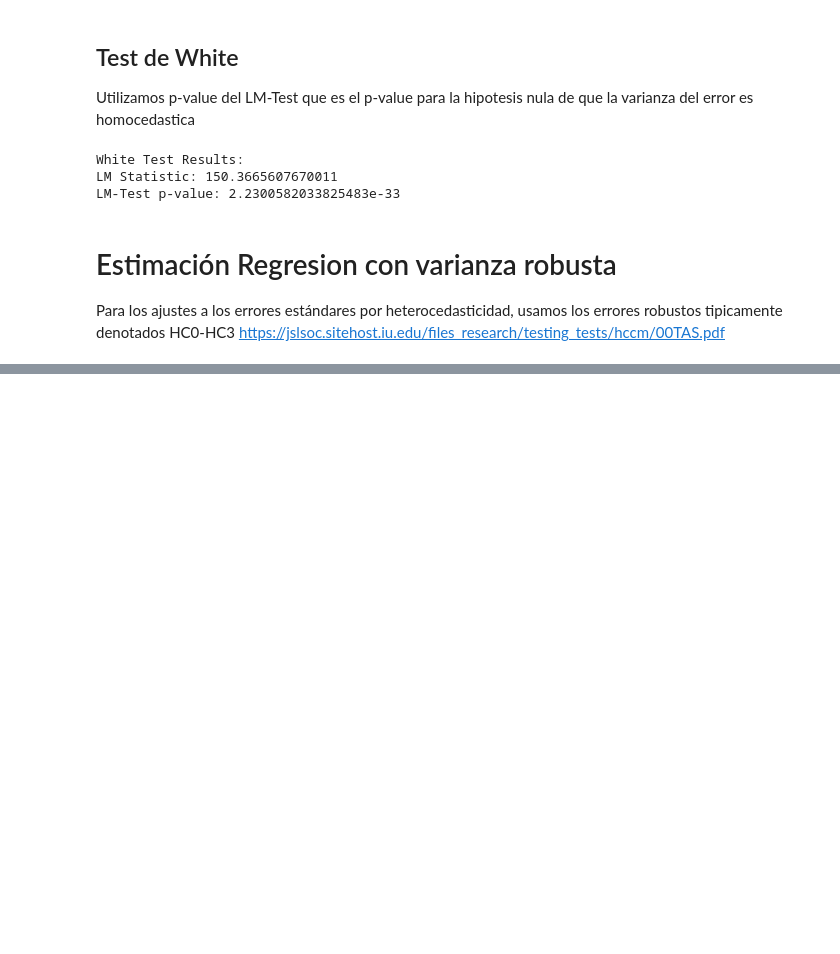
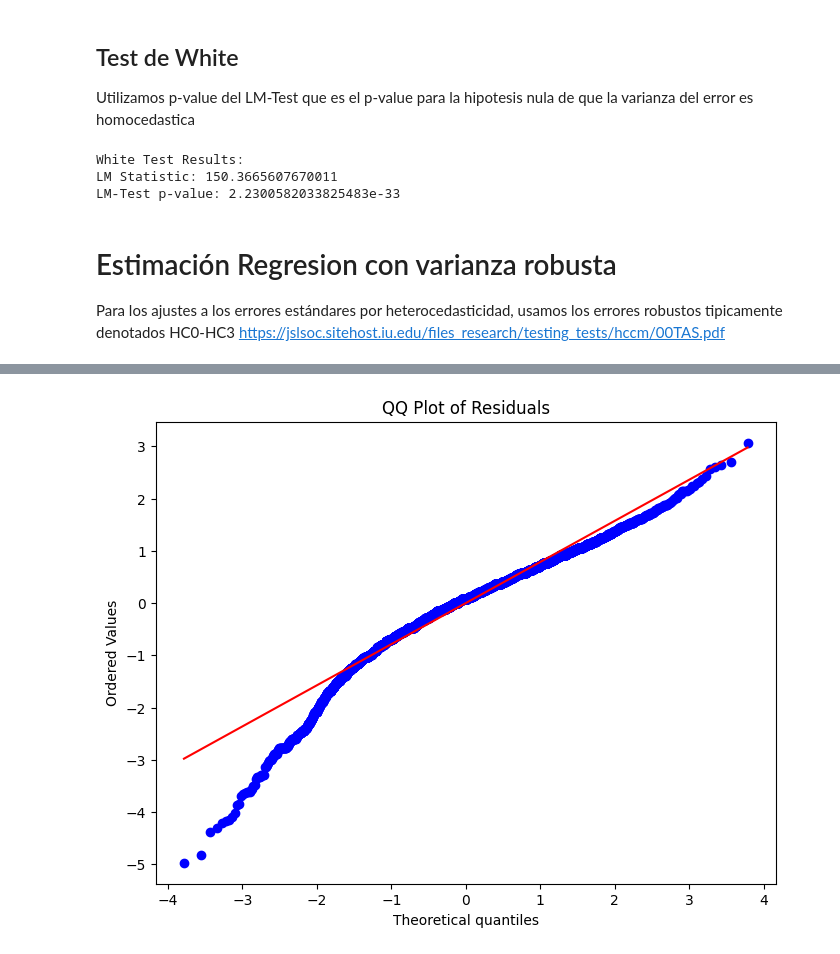
Before and after one commit to rpasquini/econometria-iae, a Jupyter notebook: OLS_2_Ajuste_Propiedades_Test_de_Hipótesis.ipynb, the cells around one changed output, grey strips where cells are left out. Saved outputs shown, nothing was run; the diff lists cells and outputs as text; code cells hidden in the pictures; blank space fills up the shorter version.

```diff
--- a/OLS_2_Ajuste_Propiedades_Test_de_Hipótesis.ipynb
+++ b/OLS_2_Ajuste_Propiedades_Test_de_Hipótesis.ipynb
@@ -374,0 +462,8 @@ df['logingreso']=np.where(df['ingtot_2']>0,np.log(df['ingtot_2']),np.nan)
+# %%
+import scipy.stats as stats
+fig, ax = plt.subplots(figsize=(8, 6))
+stats.probplot(res.resid, dist="norm", plot=ax)
+ax.set_title('QQ Plot of Residuals')
+plt.show()
+# %% [output]
+[figure, added]
```
Also changed, not shown: parts of 20 cells of this notebook.
